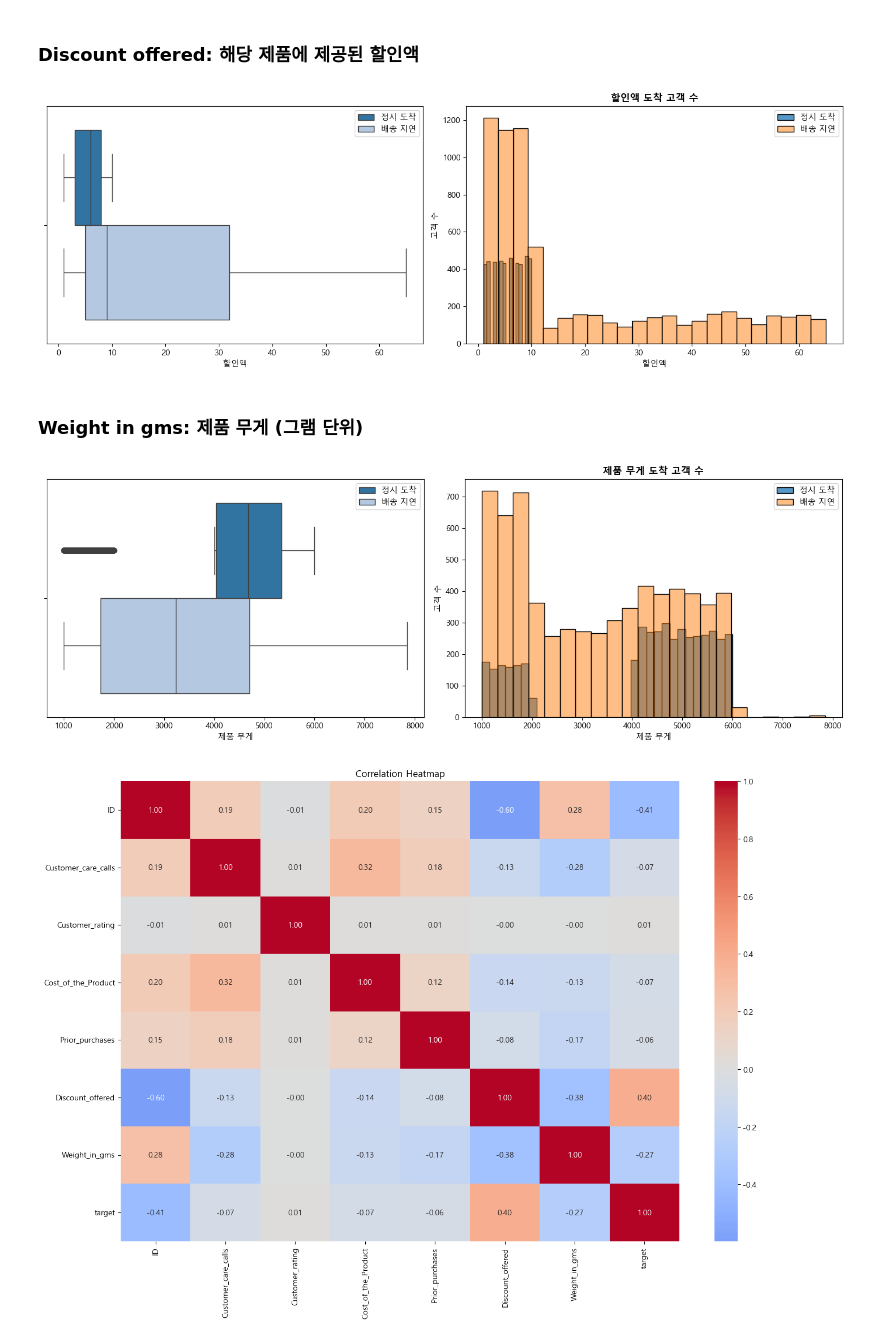
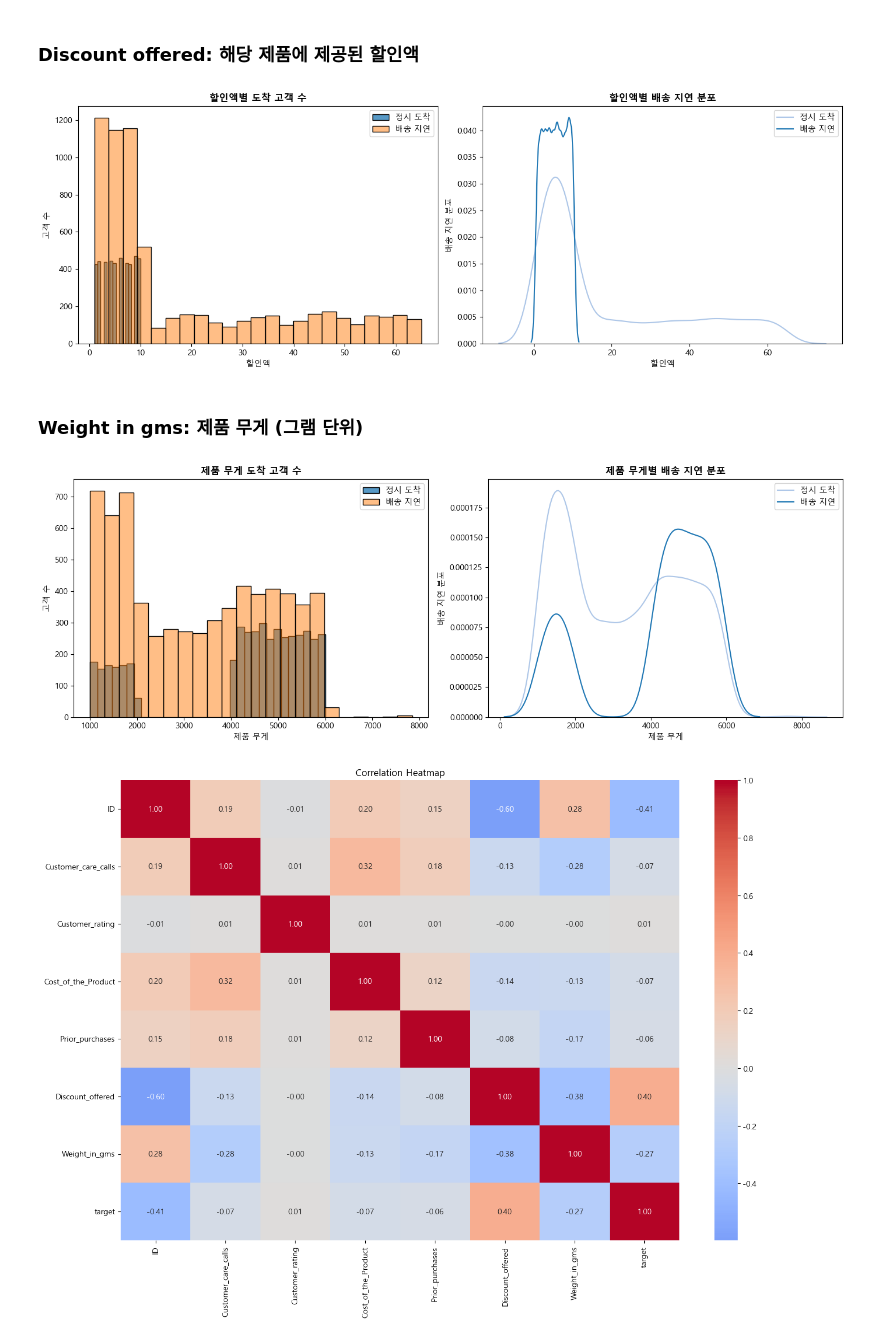
Before and after one commit to dfre1233-sddweq/Ecom_Shipping, a Jupyter notebook: 데이터분석 찬영.ipynb, the cells around one changed output. Saved outputs shown, nothing was run; the diff lists cells and outputs as text; code cells hidden in the pictures.

```diff
--- a/데이터분석 찬영.ipynb
+++ b/데이터분석 찬영.ipynb
@@ -325,41 +325,45 @@ plt.show()
 # %%
 fig, axes = plt.subplots(1, 2, figsize=(14, 5))
 
-sns.boxplot(x='Discount_offered', hue='target', data=df, palette='tab20', ax=axes[0])
+sns.histplot(df[df['target'] == 0]['Discount_offered'], ax=axes[0])
+sns.histplot(df[df['target'] == 1]['Discount_offered'], ax=axes[0], alpha=0.5)
+axes[0].set_title('할인액별 도착 고객 수', fontweight='bold')
 axes[0].legend(['정시 도착', '배송 지연'])
 axes[0].set_xlabel('할인액')
+axes[0].set_ylabel('고객 수')
 
-sns.histplot(df[df['target'] == 0]['Discount_offered'], label = '0', ax=axes[1])
-sns.histplot(df[df['target'] == 1]['Discount_offered'], label = '1', ax=axes[1], alpha=0.5)
-axes[1].set_title('할인액 도착 고객 수', fontweight='bold')
+sns.kdeplot(x='Discount_offered', hue='target', data=df, palette='tab20', ax=axes[1])
+axes[1].set_title('할인액별 배송 지연 분포', fontweight='bold')
 axes[1].legend(['정시 도착', '배송 지연'])
 axes[1].set_xlabel('할인액')
-axes[1].set_ylabel('고객 수')
+axes[1].set_ylabel('배송 지연 분포')
 
 plt.tight_layout()
 plt.show()
 # %% [output]
-[figure, old version]
+[figure, new version]
 # %% [markdown]
 ### **Weight in gms**: 제품 무게 (그램 단위)
 # %%
 fig, axes = plt.subplots(1, 2, figsize=(14, 5))
 
-sns.boxplot(x='Weight_in_gms', hue='target', data=df, palette='tab20', ax=axes[0])
+sns.histplot(df[df['target'] == 0]['Weight_in_gms'], ax=axes[0])
+sns.histplot(df[df['target'] == 1]['Weight_in_gms'], ax=axes[0], alpha=0.5)
+axes[0].set_title('제품 무게 도착 고객 수', fontweight='bold')
 axes[0].legend(['정시 도착', '배송 지연'])
 axes[0].set_xlabel('제품 무게')
+axes[0].set_ylabel('고객 수')
 
-sns.histplot(df[df['target'] == 0]['Weight_in_gms'], label = '0', ax=axes[1])
-sns.histplot(df[df['target'] == 1]['Weight_in_gms'], label = '1', ax=axes[1], alpha=0.5)
-axes[1].set_title('제품 무게 도착 고객 수', fontweight='bold')
+sns.kdeplot(x='Weight_in_gms', hue='target', data=df, palette='tab20', ax=axes[1])
+axes[1].set_title('제품 무게별 배송 지연 분포', fontweight='bold')
 axes[1].legend(['정시 도착', '배송 지연'])
 axes[1].set_xlabel('제품 무게')
-axes[1].set_ylabel('고객 수')
+axes[1].set_ylabel('배송 지연 분포')
 
 plt.tight_layout()
 plt.show()
 # %% [output]
-[figure, old version]
+[figure, new version]
 # %%
 plt.figure(figsize=(14, 10))
 sns.heatmap(df.drop(columns=['Warehouse_block','Mode_of_Shipment','Product_importance','Gender']).corr(), annot=True, fmt='.2f', cmap='coolwarm', center=0)
```
Also changed, not shown: parts of 2 cells of this notebook.
